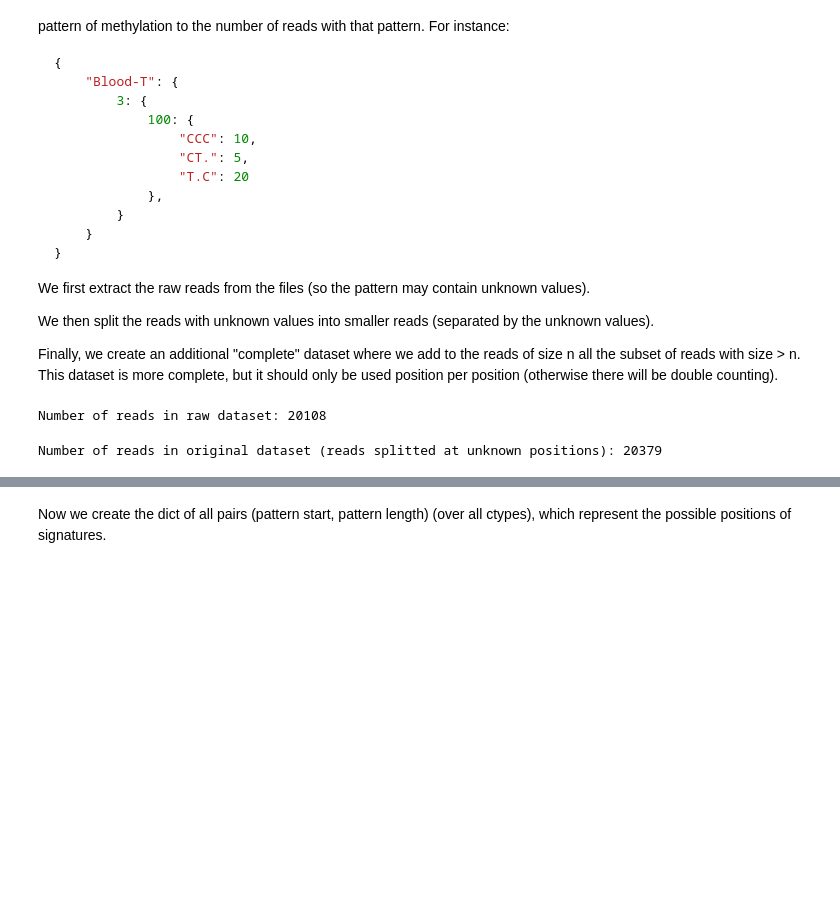
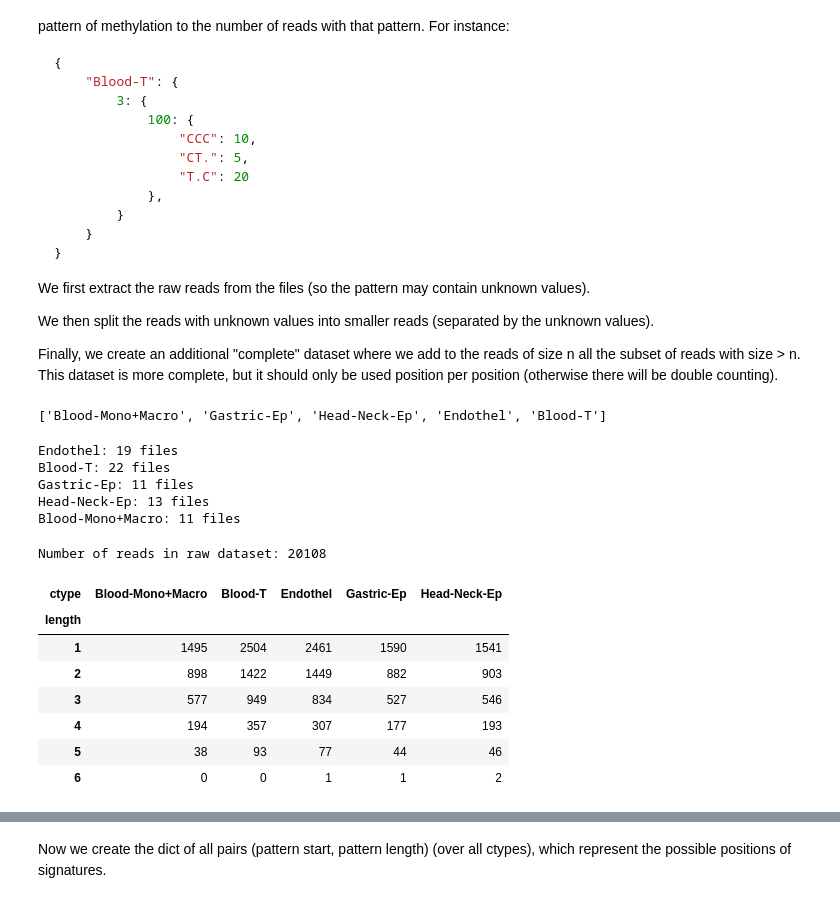
Before and after one commit to CompEpigen/syto, a Jupyter notebook: EDA/extract_soft_labels_from_noisy_samples/compare_soft_labeling_on_pure_samples.ipynb, the cells around one changed output, grey strips where cells are left out. Drawn from its saved outputs; the diff is of its cells as text; code cells hidden in the pictures; blank space fills up the shorter version.

```diff
--- a/EDA/extract_soft_labels_from_noisy_samples/compare_soft_labeling_on_pure_samples.ipynb
+++ b/EDA/extract_soft_labels_from_noisy_samples/compare_soft_labeling_on_pure_samples.ipynb
@@ -151,6 +151,20 @@ for file in PATH_TO_DATA.glob("*.pat.gz"):
     if ctype in selected_ctypes:
         files_per_ctype[ctype].append(file)
 files_per_ctype = dict(files_per_ctype)
+# %%
+print(selected_ctypes)
+# %% [output]
+['Blood-Mono+Macro', 'Gastric-Ep', 'Head-Neck-Ep', 'Endothel', 'Blood-T']
+# %%
+# Print the number of files per ctype
+for ctype, files in files_per_ctype.items():
+    print(f"{ctype}: {len(files)} files")
+# %% [output]
+Endothel: 19 files
+Blood-T: 22 files
+Gastric-Ep: 11 files
+Head-Neck-Ep: 13 files
+Blood-Mono+Macro: 11 files
 # %%
 # Extract the raw reads dataset for the selected dmr and selected ctypes
 raw_reads_dataset = defaultdict(
@@ -193,6 +207,31 @@ n_reads_in_raw_dataset = compute_num_reads_in_dataset(raw_reads_dataset)
 print(f"Number of reads in raw dataset: {n_reads_in_raw_dataset}")
 # %% [output]
 Number of reads in raw dataset: 20108
+# %%
+# here we compute, for all ctype, the number of reads per pattern length in the raw dataset
+results = []
+for ctype, lengths_dict in raw_reads_dataset.items():
+    for length, start_dict in lengths_dict.items():
+        n_reads = sum(
+            sum(pattern_dict.values()) for pattern_dict in start_dict.values()
+        )
+        results.append({"ctype": ctype, "length": length, "n_reads": n_reads})
+# then we convert the results to a dataframe with cell type as columns and pattern length as index
+df = pd.DataFrame(results)
+df_counts_per_length_per_ctype = df.pivot(
+    index="length", columns="ctype", values="n_reads"
+).fillna(0)
+display(df_counts_per_length_per_ctype.astype(int))
+del df_counts_per_length_per_ctype, df, results
+# %% [output]
+| ctype | Blood-Mono+Macro | Blood-T | Endothel | Gastric-Ep | Head-Neck-Ep |
+| length |  |  |  |  |  |
+| 1 | 1495 | 2504 | 2461 | 1590 | 1541 |
+| 2 | 898 | 1422 | 1449 | 882 | 903 |
+| 3 | 577 | 949 | 834 | 527 | 546 |
+| 4 | 194 | 357 | 307 | 177 | 193 |
+| 5 | 38 | 93 | 77 | 44 | 46 |
+| 6 | 0 | 0 | 1 | 1 | 2 |
 # %%
 # Create the original read dataset by splitting the patterns at the unknown positions "."
 og_dataset = defaultdict(
@@ -220,8 +259,6 @@ n_reads_in_og_dataset = compute_num_reads_in_dataset(og_dataset)
 print(
     f"Number of reads in original dataset (reads splitted at unknown positions): {n_reads_in_og_dataset}"
 )
-# %% [output]
-Number of reads in original dataset (reads splitted at unknown positions): 20379
 # %%
 # Create a complete dataset by splitting long patterns into all possible subpatterns and storing the counts
 complete_og_dataset = extract_complete_dataset(og_dataset)
```
Also changed, not shown: parts of 6 cells of this notebook, 3 other files.
